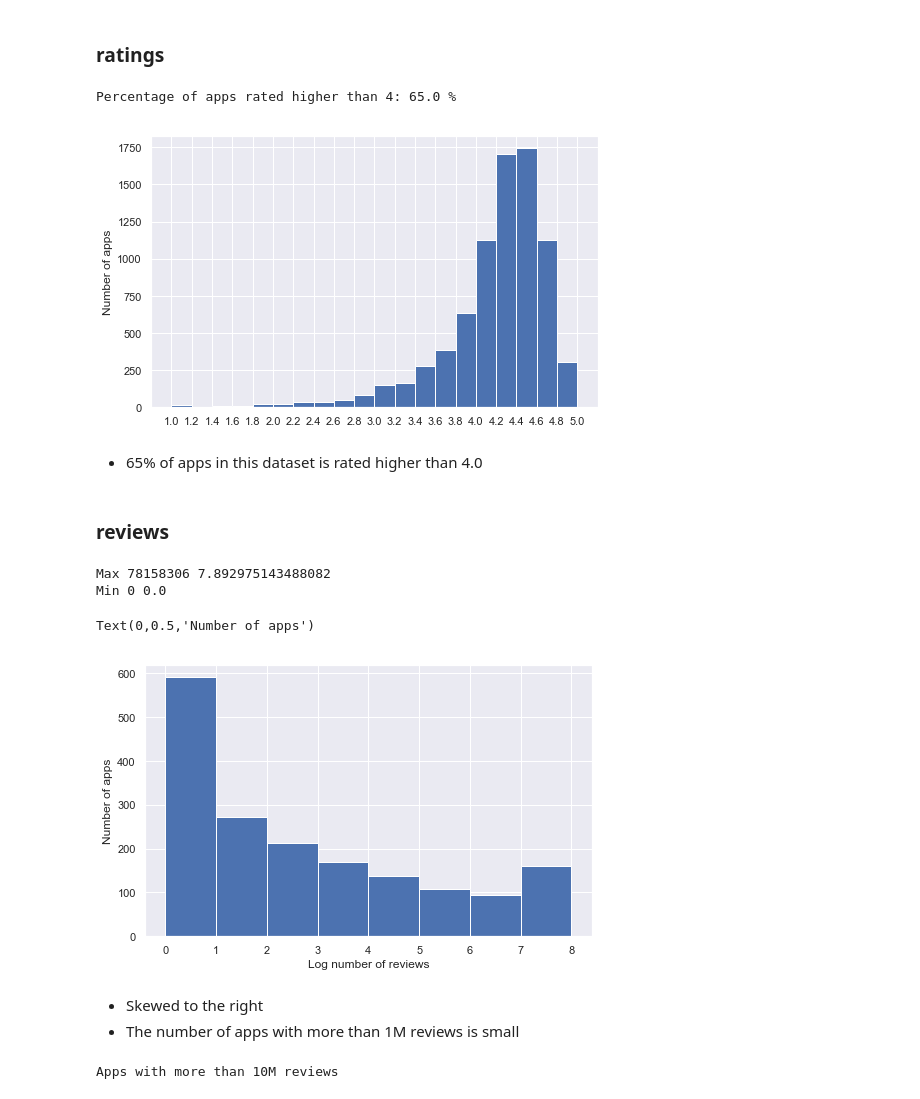
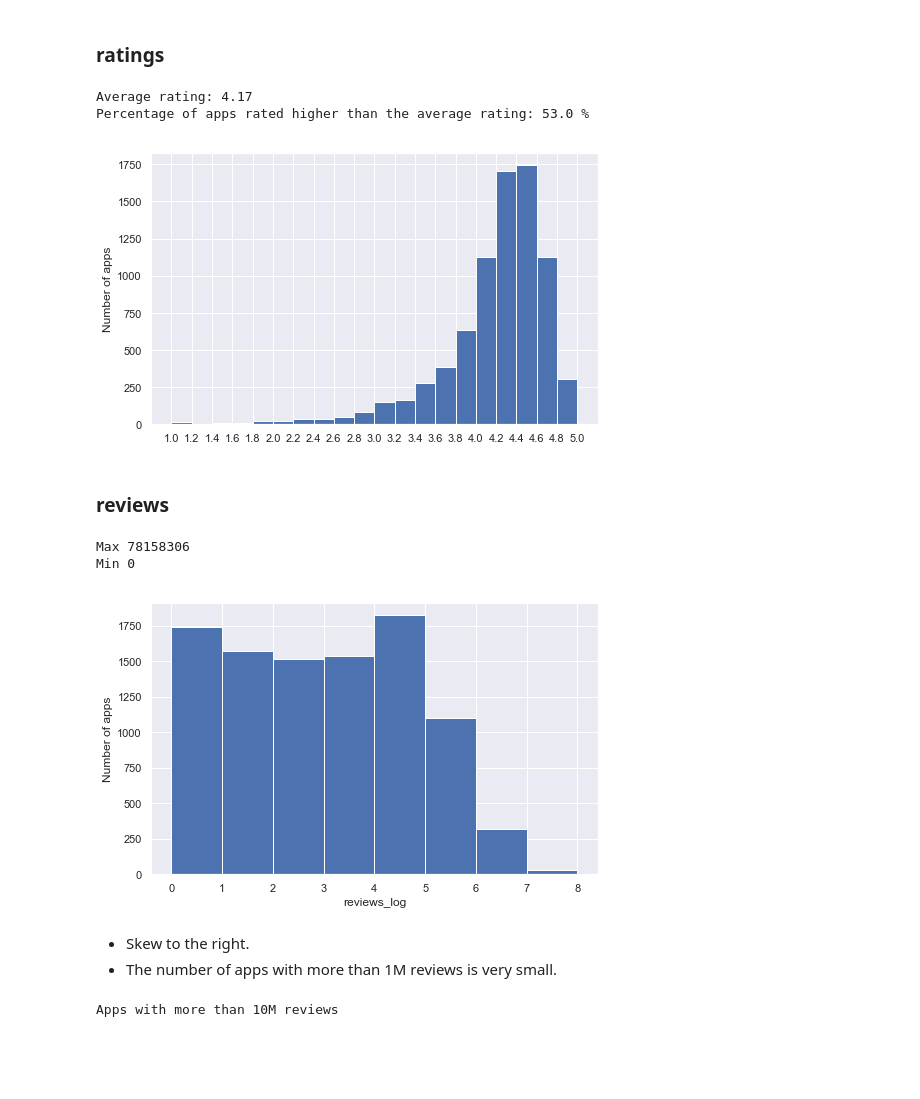
Before and after one commit to harupy/udacity-data-analyst, a Jupyter notebook: 5-data-visualization/@communiate_data_findings/EDA.ipynb, the cells around one changed output. Saved outputs shown, nothing was run; the diff lists cells and outputs as text; code cells hidden in the pictures; blank space fills up the shorter version.

```diff
--- a/5-data-visualization/@communiate_data_findings/EDA.ipynb
+++ b/5-data-visualization/@communiate_data_findings/EDA.ipynb
@@ -299,34 +296,34 @@ plt.ylabel('App category');
 ### ratings
 # %%
 bins = np.arange(1, 5.1, 0.2)
+ave_rating = df['rating'].mean().round(2)
 df['rating'].plot.hist(bins=bins)
 plt.xticks(bins)
 plt.ylabel('Number of apps')
-print('Percentage of apps rated higher than 4:', (df['rating'] >= 4.0).mean().round(2) * 100, '%')
+print('Average rating:', ave_rating)
+print('Percentage of apps rated higher than the average rating:', (df['rating'] >= ave_rating).mean().round(2) * 100, '%')
 # %% [output]
-Percentage of apps rated higher than 4: 65.0 %
+Average rating: 4.17
+Percentage of apps rated higher than the average rating: 53.0 %
 [figure]
-# %% [markdown]
-- 65% of apps in this dataset is rated higher than 4.0
 # %% [markdown]
 ### reviews
 # %%
-print('Max', df['reviews'].max(), df['reviews_log'].max())
-print('Min', df['reviews'].min(), df['reviews_log'].min())
+print('Max', df['reviews'].max())
+print('Min', df['reviews'].min())
 # %% [output]
-Max 78158306 7.892975143488082
-Min 0 0.0
+Max 78158306
+Min 0
 # %%
 bins = np.arange(9)
-df['reviews'].plot.hist(bins=bins)
-plt.xlabel('Log number of reviews')
-plt.ylabel('Number of apps')
+df['reviews_log'].plot.hist(bins=bins)
+plt.xlabel('reviews_log')
+plt.ylabel('Number of apps');
 # %% [output]
-Text(0,0.5,'Number of apps')
-[figure, old version]
+[figure, new version]
 # %% [markdown]
-- Skewed to the right
-- The number of apps with more than 1M reviews is small
+- Skew to the right.
+- The number of apps with more than 1M reviews is very small.
 # %%
 print('Apps with more than 10M reviews')
 df[df['reviews_log'] > 7].sort_values('reviews', ascending=False)[['app_name', 'reviews', 'installs']]
```
Also changed, not shown: parts of 39 cells of this notebook, 6 other files.
